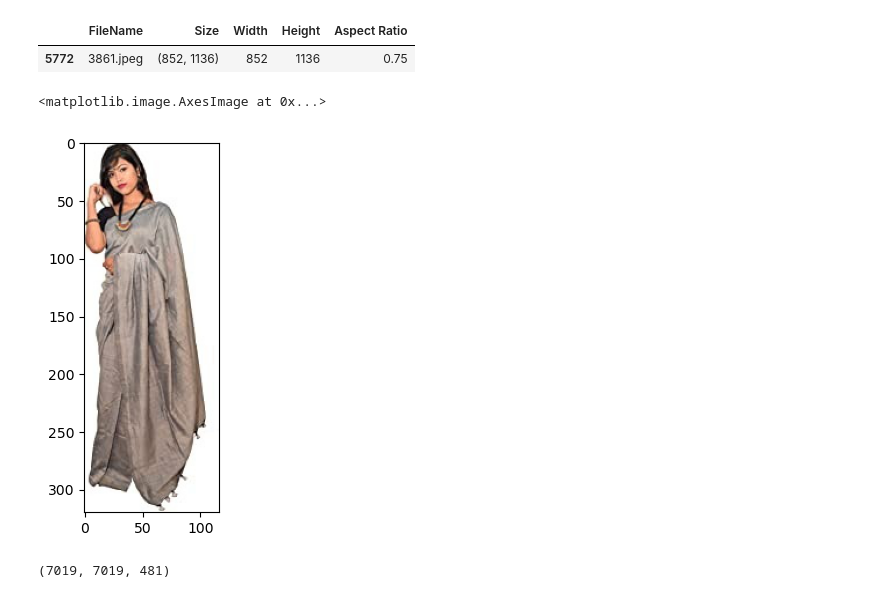
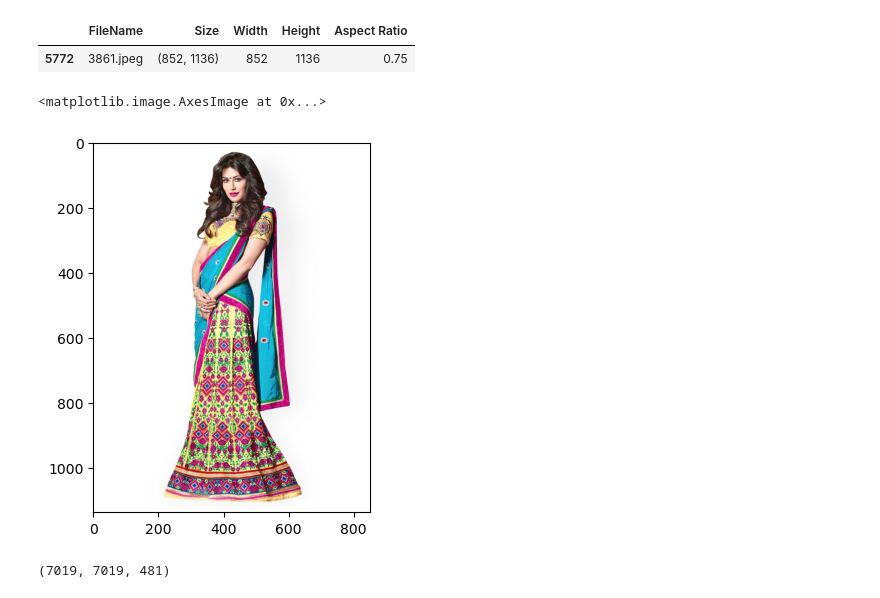
Before and after one commit to keb101/Image-Classification-Indian-Clothing, a Jupyter notebook: Retrieval_of_Indian_clothing_images/notebooks/Resizing_400.ipynb, the cells around one changed output. Drawn from its saved outputs; the diff is of its cells as text; code cells hidden in the pictures.

```diff
--- a/Retrieval_of_Indian_clothing_images/notebooks/Resizing_400.ipynb
+++ b/Retrieval_of_Indian_clothing_images/notebooks/Resizing_400.ipynb
@@ -14,7 +14,7 @@ import pickle
     #accessed 2023_09_02
 # Identify Image Resolutions
 
-root = '/Users/butler/Documents/hp/Retrieval_of_Indian_clothing_images/data/raw/indian_clothing/images/val/'
+root = '/Users/butler/Documents/hp/Retrieval_of_Indian_clothing_images/data/raw/indian_clothing/val/'
 # Get the Image Resolutions
 imgs_jpeg = [img.name for img in Path(root).iterdir() if img.suffix == ".jpeg"]
 img_meta = {}
@@ -59,8 +57,9 @@ img = Image.open(f'/Users/butler/Documents/hp/Retrieval_of_Indian_clothing_image
-# %%
-plt.imshow(img)
-# %% [output]
-<matplotlib.image.AxesImage at 0x...>
-[figure, removed]
+# %%
+img = Image.open(f'/Users/butler/Documents/hp/Retrieval_of_Indian_clothing_images/data/raw/indian_clothing/val/3861.jpeg')
+plt.imshow(img)
+# %% [output]
+<matplotlib.image.AxesImage at 0x...>
+[figure, added]
 # %%
 
 arrs_val = []
```
Also changed, not shown: parts of 5 cells of this notebook.
